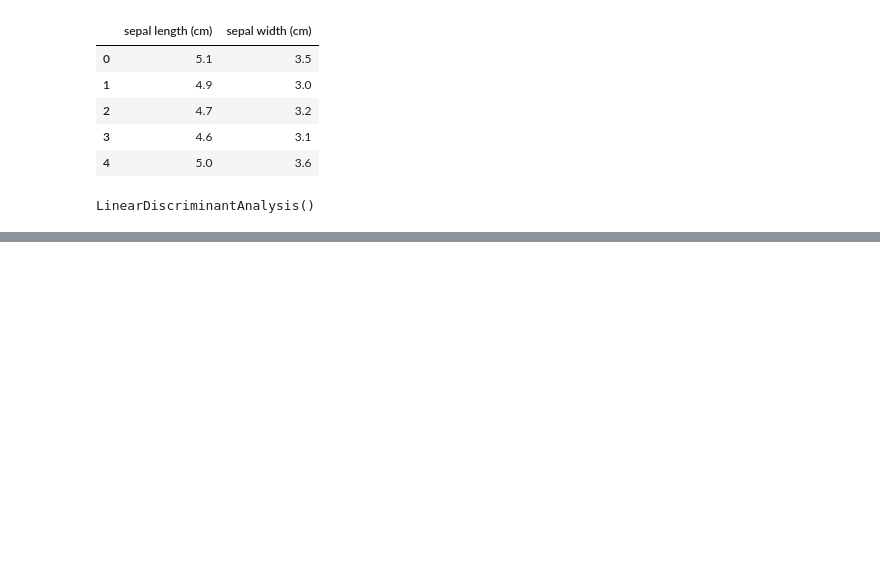
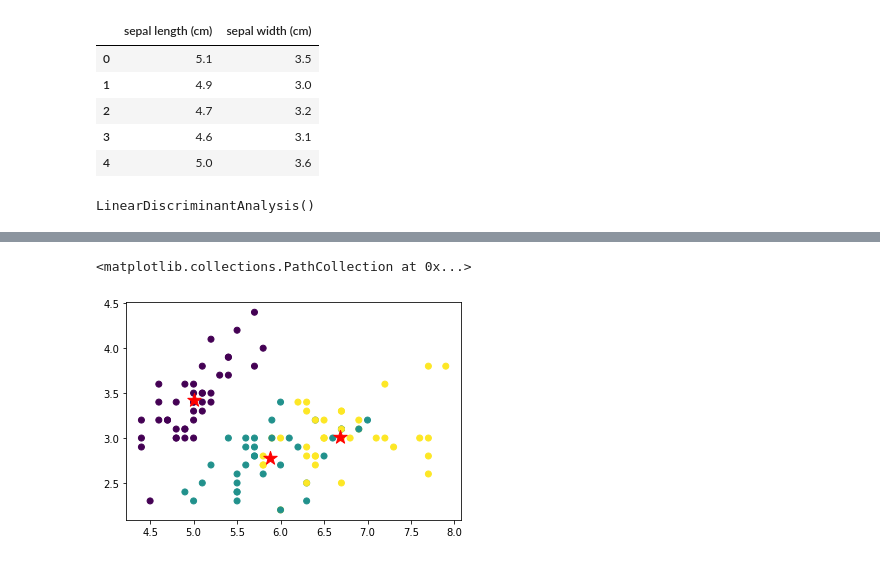
Before and after one commit to duzz23/My-Project, a Jupyter notebook: 19_Logistic regression and discriminant analysis.ipynb, the cells around one changed output, grey strips where cells are left out. Drawn from its saved outputs; the diff is of its cells as text; code cells hidden in the pictures; blank space fills up the shorter version.

```diff
--- a/19_Logistic regression and discriminant analysis.ipynb
+++ b/19_Logistic regression and discriminant analysis.ipynb
@@ -97,0 +103,6 @@ plt.show()
+# %%
+plt.scatter(X_train['sepal length (cm)'], X_train['sepal width (cm)'], c=y_train, )
+plt.scatter(lda.means_[:,0], lda.means_[:,1], c='red', marker = '*', s=200)
+# %% [output]
+<matplotlib.collections.PathCollection at 0x...>
+[figure, added]
```
Also changed, not shown: parts of 12 cells of this notebook.
